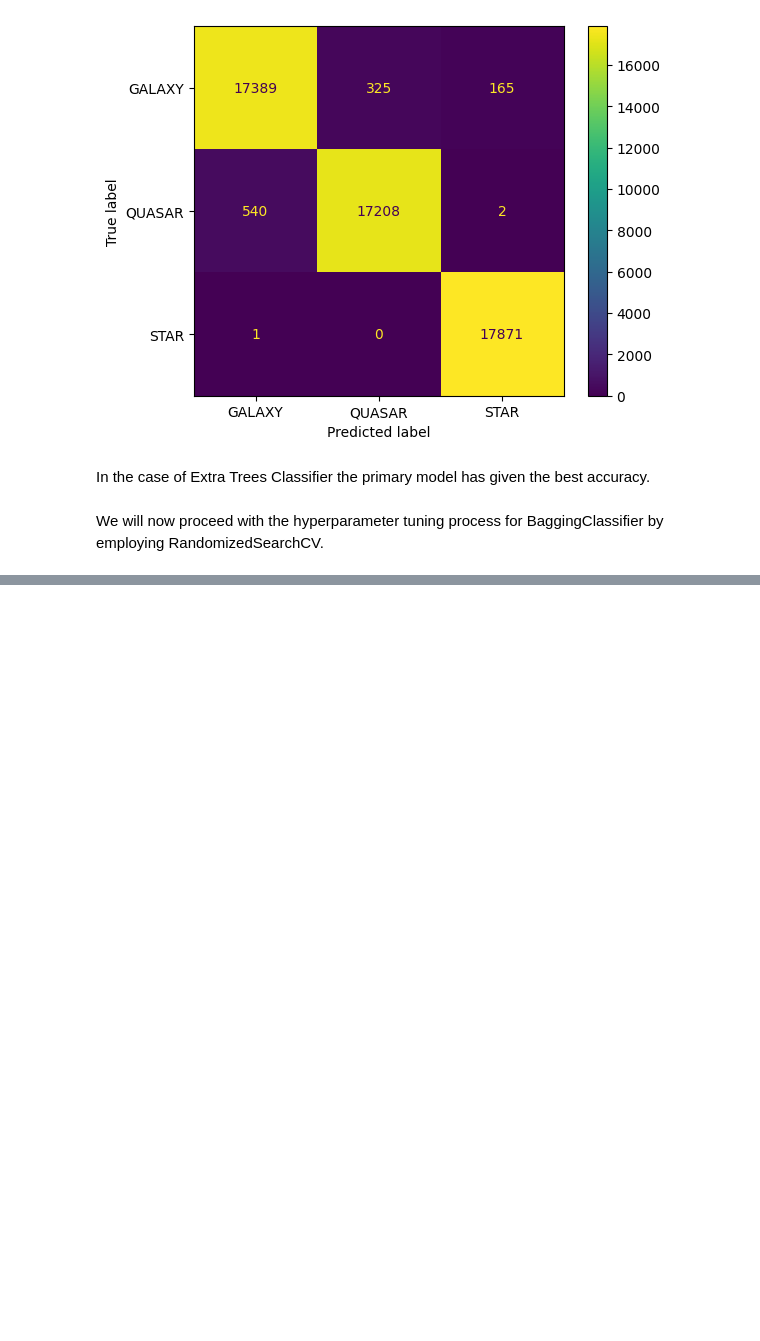
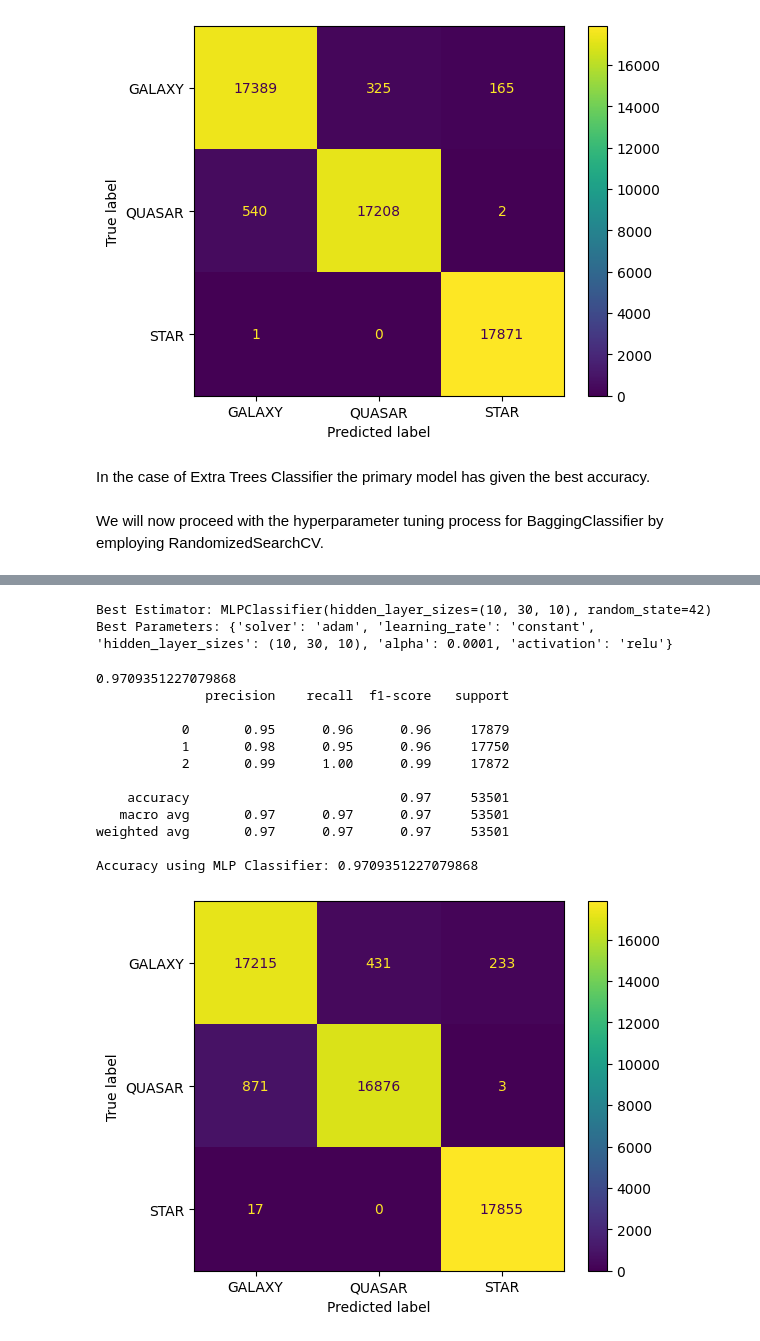
Before and after one commit to Ahmed-Estiak/stellar-classification-using-SMOTE-and-classifiers-ensemble, a Jupyter notebook: Stellar Classification (Smote, Scaled, hyperparamter tuning and ensemble).ipynb, the cells around one changed output, grey strips where cells are left out. Drawn from its saved outputs; the diff is of its cells as text; code cells hidden in the pictures; blank space fills up the shorter version.

```diff
--- a/Stellar Classification (Smote, Scaled, hyperparamter tuning and ensemble).ipynb
+++ b/Stellar Classification (Smote, Scaled, hyperparamter tuning and ensemble).ipynb
@@ -632,0 +724,14 @@ We will now proceed with the hyperparameter tuning process for BaggingClassifier
+# %%
+mlp = MLPClassifier(random_state=42)
+mlp.fit(X_train, y_train)
+y_predict = mlp.predict(X_test)
+accuracy = accuracy_score(y_test, y_predict)
+print(accuracy)
+
+ConfusionMatrixDisplay.from_predictions(y_test, y_predict,
+                                        display_labels = ['GALAXY', 'QUASAR', 'STAR'])
+
+cr1 = classification_report(y_test, y_predict)
+print(cr1)
+accuracy_mlp = mlp.score(X_test, y_test)
+print("Accuracy using MLPClassifier:", accuracy_mlp)
@@ -632,0 +752,13 @@ We will now proceed with the hyperparameter tuning process for BaggingClassifier
+# %%
+param_dist = {
+    'hidden_layer_sizes': [(10,30,10), (50,50,50), (20,)],
+    'activation': ['tanh', 'relu', 'logistic'],
+    'solver': ['sgd', 'adam', 'lbfgs'],
+    'alpha': [0.0001, 0.05, 0.9],
+    'learning_rate': ['constant','adaptive']
+
+
+}
+random_search = RandomizedSearchCV(estimator=mlp, param_distributions=param_dist, n_iter=10, cv=5, random_state=42, n_jobs=-1)
+# %%
+random_search.fit(X_train, y_train)
@@ -632,0 +777,36 @@ We will now proceed with the hyperparameter tuning process for BaggingClassifier
+# %%
+print("Best Estimator:", random_search.best_estimator_)
+print("Best Parameters:", random_search.best_params_)
+# %% [output]
+Best Estimator: MLPClassifier(hidden_layer_sizes=(10, 30, 10), random_state=42)
+Best Parameters: {'solver': 'adam', 'learning_rate': 'constant', 'hidden_layer_sizes': (10, 30, 10), 'alpha': 0.0001, 'activation': 'relu'}
+# %%
+best_mlp_model = random_search.best_estimator_
+best_mlp_model.get_params
+best_mlp_model.fit(X_train, y_train)
+y_predict = best_mlp_model.predict(X_test)
+
+accuracy = accuracy_score(y_test, y_predict)
+print(accuracy)
+
+ConfusionMatrixDisplay.from_predictions(y_test, y_predict,
+                                        display_labels = ['GALAXY', 'QUASAR', 'STAR'])
+
+cr1 = classification_report(y_test, y_predict)
+print(cr1)
+accuracy_best_model = best_mlp_model.score(X_test, y_test)
+print("Accuracy using MLP Classifier:", accuracy_best_model)
+# %% [output]
+0.9709351227079868
+              precision    recall  f1-score   support
+
+           0       0.95      0.96      0.96     17879
+           1       0.98      0.95      0.96     17750
+           2       0.99      1.00      0.99     17872
+
+    accuracy                           0.97     53501
+   macro avg       0.97      0.97      0.97     53501
+weighted avg       0.97      0.97      0.97     53501
+
+Accuracy using MLP Classifier: 0.9709351227079868
+[figure, added]
```
Also changed, not shown: parts of 14 cells of this notebook.
